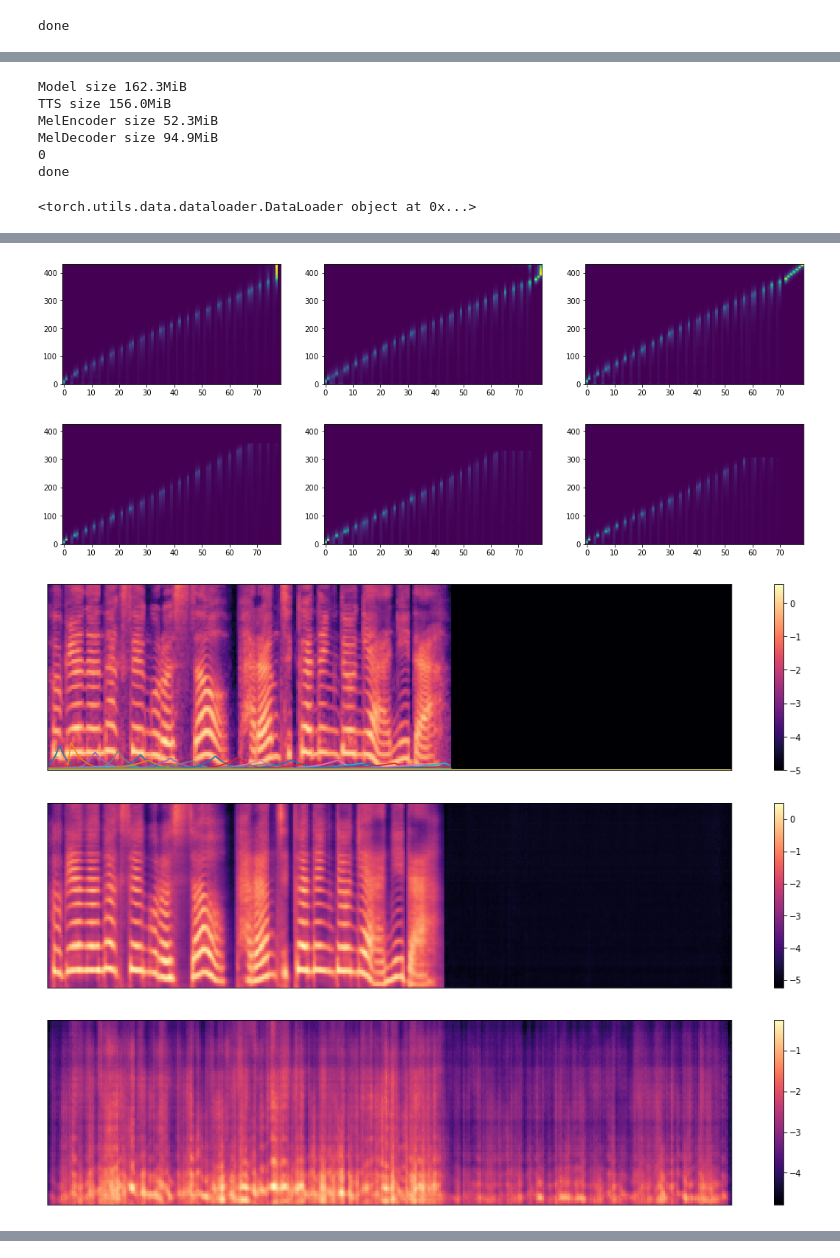
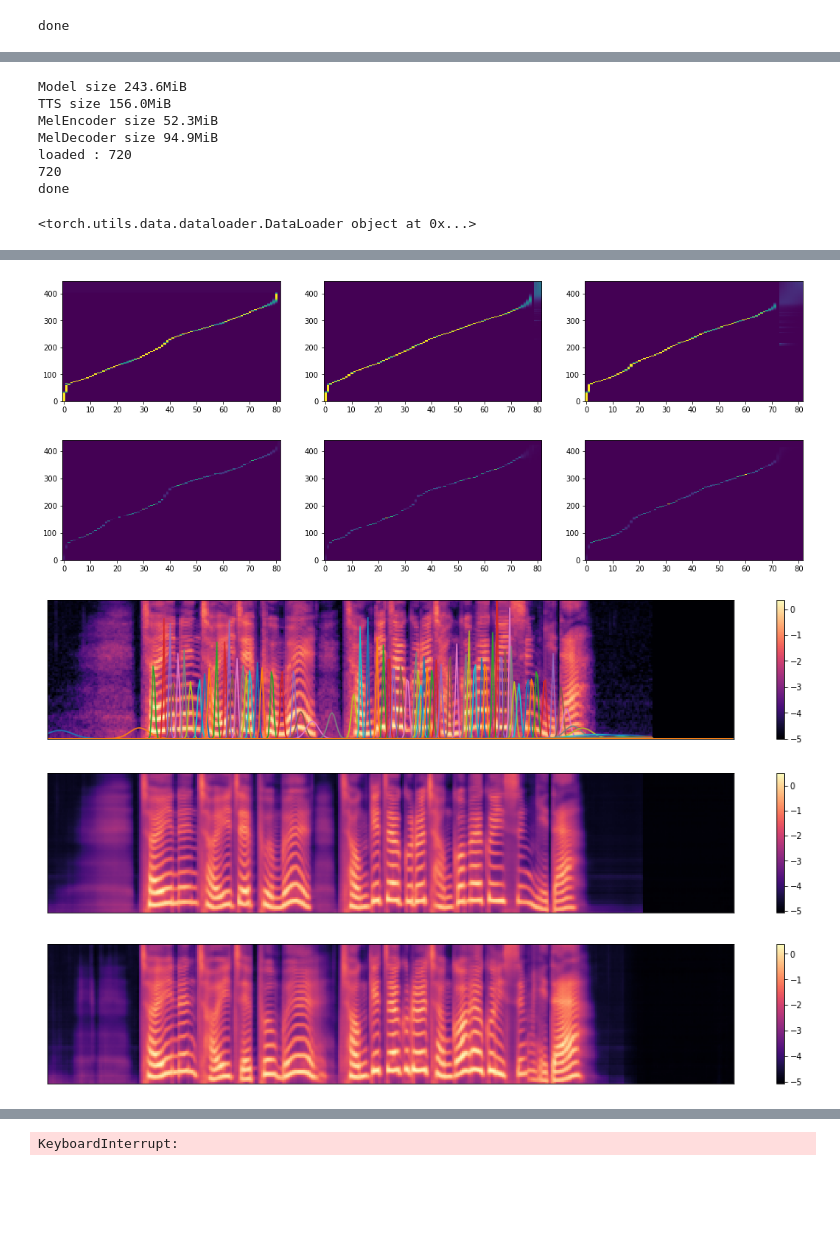
Before and after one commit to scpark20/kimchi-tts, a Jupyter notebook: light50_model.ipynb, the cells around one changed output, grey strips where cells are left out. Saved outputs shown, nothing was run; the diff lists cells and outputs as text; code cells hidden in the pictures; blank space fills up the shorter version.

```diff
--- a/light50_model.ipynb
+++ b/light50_model.ipynb
@@ -47,7 +47,7 @@ model = Model(stt_hparams, tts_hparams)
 model = model.cuda()
 optimizer = torch.optim.Adam(model.parameters(), lr=tts_hparams.lr, weight_decay=tts_hparams.weight_decay)
 
-step = 0
+step = 720
 
 size = sizeof_fmt(4 * sum(p.numel() for p in model.parameters()))
 print(f"Model size {size}")
@@ -61,17 +61,18 @@ print(f"MelEncoder size {size}")
 size = sizeof_fmt(4 * sum(p.numel() for p in model.tts.mel_decoder.parameters()))
 print(f"MelDecoder size {size}")
 
-if False:
+if True:
     model, optimizer, step = logger.load(step, model, optimizer)
 print(step)
 
 print('done')
 # %% [output]
-Model size 162.3MiB
+Model size 243.6MiB
 TTS size 156.0MiB
 MelEncoder size 52.3MiB
 MelDecoder size 94.9MiB
-0
+loaded : 720
+720
 done
 # %%
 trainset = LJDataset(tts_hparams)
@@ -173,7 +174,7 @@ while(True):
                 plt.imshow(_stt_alignments[i].T, aspect='auto', origin='lower', interpolation='none')
             plt.show()
 
-            plt.figure(figsize=[18, 4])
+            plt.figure(figsize=[18, 3])
             _x = batch['mels'].data.cpu().numpy()
             librosa.display.specshow(_x[index])
             plt.colorbar()
@@ -183,13 +184,13 @@ while(True):
 
             plt.show()
 
-            plt.figure(figsize=[18, 4])
+            plt.figure(figsize=[18, 3])
             _y = tts_outputs['pred'].data.cpu().numpy()
             librosa.display.specshow(_y[index])
             plt.colorbar()
             plt.show()
 
-            plt.figure(figsize=[18, 4])
+            plt.figure(figsize=[18, 3])
             _s = samples.data.cpu().numpy()
             librosa.display.specshow(_s[index, :, :_y.shape[2]])
             plt.colorbar()
@@ -201,5 +202,5 @@ elapsed time : 0.016598820686340332
-[figure, old version]
+[figure, new version]
-[figure, old version]
+[figure, new version]
-[figure, old version]
+[figure, new version]
-[figure, old version]
+[figure, new version]
-[figure, old version]
+[figure, new version]
@@ -223,2 +224,3 @@ step : 1021 stt : 1.4189 tts : 0.5061 recon : 0.0330 kl : 0.2126 beta : 0.0204
+KeyboardInterrupt:
 # %%
 logger.save(step, model, optimizer)
```
Also changed, not shown: parts of 10 cells of this notebook, 5 other files.
